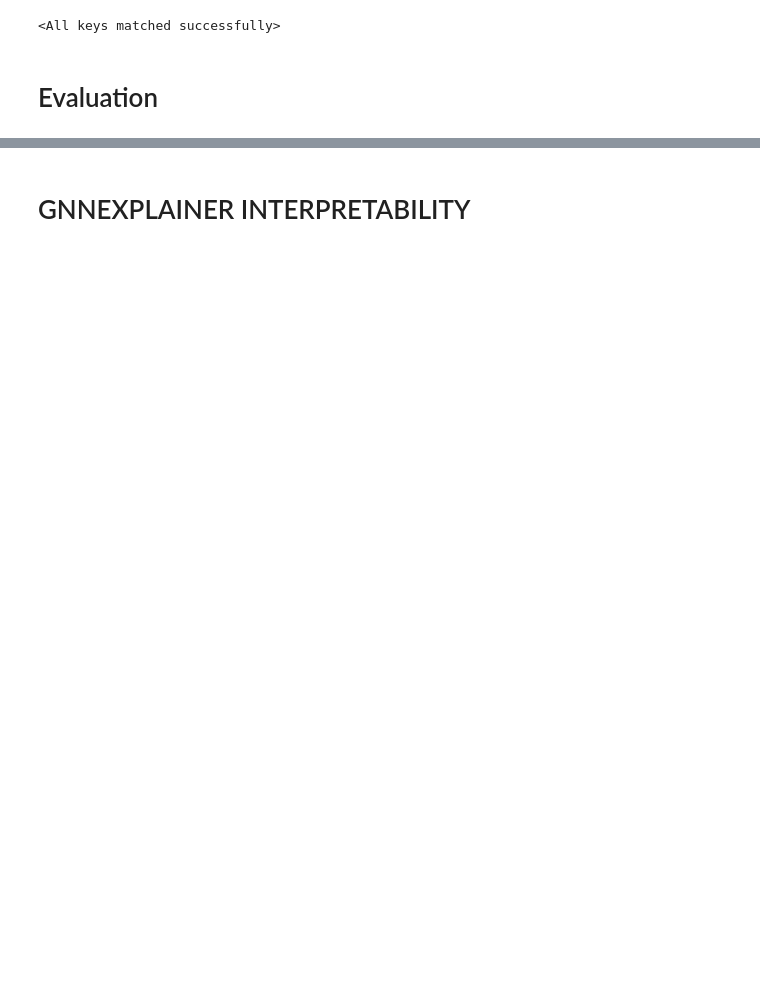
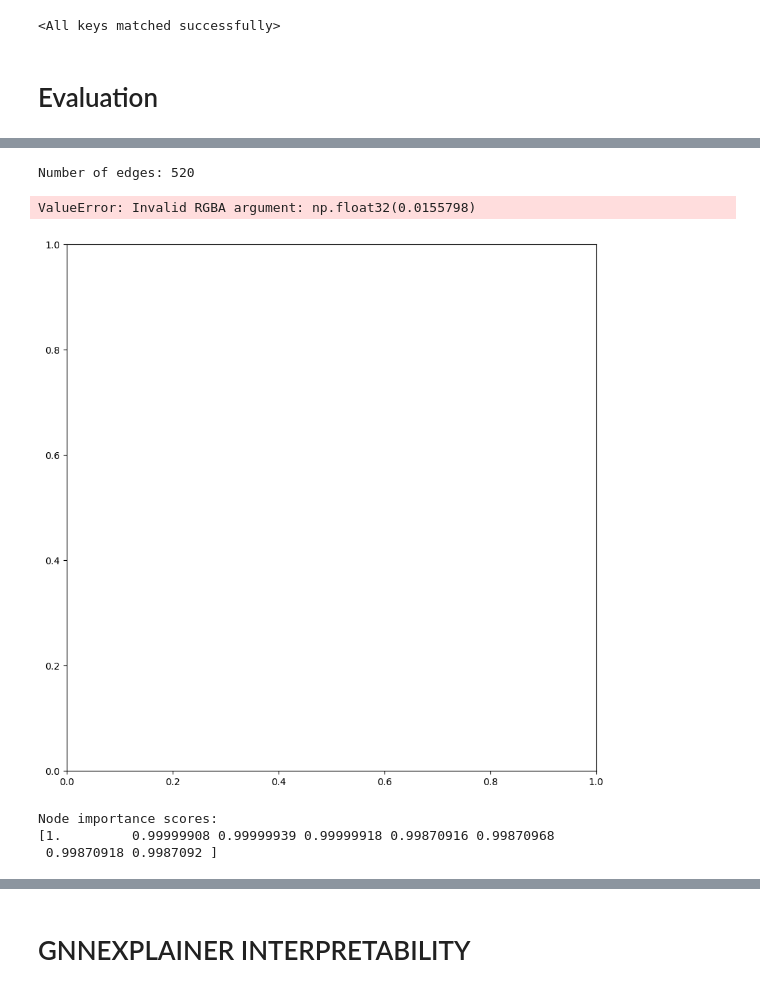
Before and after one commit to RayCharles8/ML-Project, a Jupyter notebook: CGNN.ipynb, the cells around one changed output, grey strips where cells are left out. Saved outputs shown, nothing was run; the diff lists cells and outputs as text; code cells hidden in the pictures; blank space fills up the shorter version.

```diff
--- a/CGNN.ipynb
+++ b/CGNN.ipynb
@@ -768,0 +1282,72 @@ plot_regression_scatter(labels, probs)
+# %%
+# COMPUTE EDGE IMPORTANCE
+# USE FINAL GAT LAYER
+edge_index, alpha = attentions[-1]
+
+# average attention across heads
+edge_scores = alpha.mean(dim=1).detach().cpu().numpy()
+
+print("Number of edges:", len(edge_scores))
+# %% [output]
+Number of edges: 520
+# %%
+G = to_networkx(
+    sample_data.cpu(),
+    to_undirected=True
+)
+
+plt.figure(figsize=(10, 10))
+
+pos = nx.spring_layout(G, seed=42)
+
+edges = nx.draw_networkx_edges(
+    G,
+    pos,
+    edge_color=edge_scores,
+    edge_cmap=plt.cm.plasma,
+    width=2
+)
+
+nx.draw_networkx_nodes(
+    G,
+    pos,
+    node_color='lightblue',
+    node_size=100
+)
+
+plt.colorbar(edges, label="Attention Importance")
+
+plt.title("Important Atomic Bonds")
+
+plt.axis("off")
+
+plt.show()
+# %% [output]
+ValueError: Invalid RGBA argument: np.float32(0.0155798)
+[figure, added]
+# %%
+num_nodes = sample_data.num_nodes
+
+node_scores = np.zeros(num_nodes)
+
+edge_index_np = edge_index.cpu().numpy()
+
+for i in range(edge_index_np.shape[1]):
+
+    src = edge_index_np[0, i]
+    dst = edge_index_np[1, i]
+
+    score = edge_scores[i]
+
+    node_scores[src] += score
+    node_scores[dst] += score
+
+# normalize
+node_scores = node_scores / node_scores.max()
+
+print("Node importance scores:")
+print(node_scores[:20])
+# %% [output]
+Node importance scores:
+[1.         0.99999908 0.99999939 0.99999918 0.99870916 0.99870968
+ 0.99870918 0.9987092 ]
```
Also changed, not shown: parts of 58 cells of this notebook.
